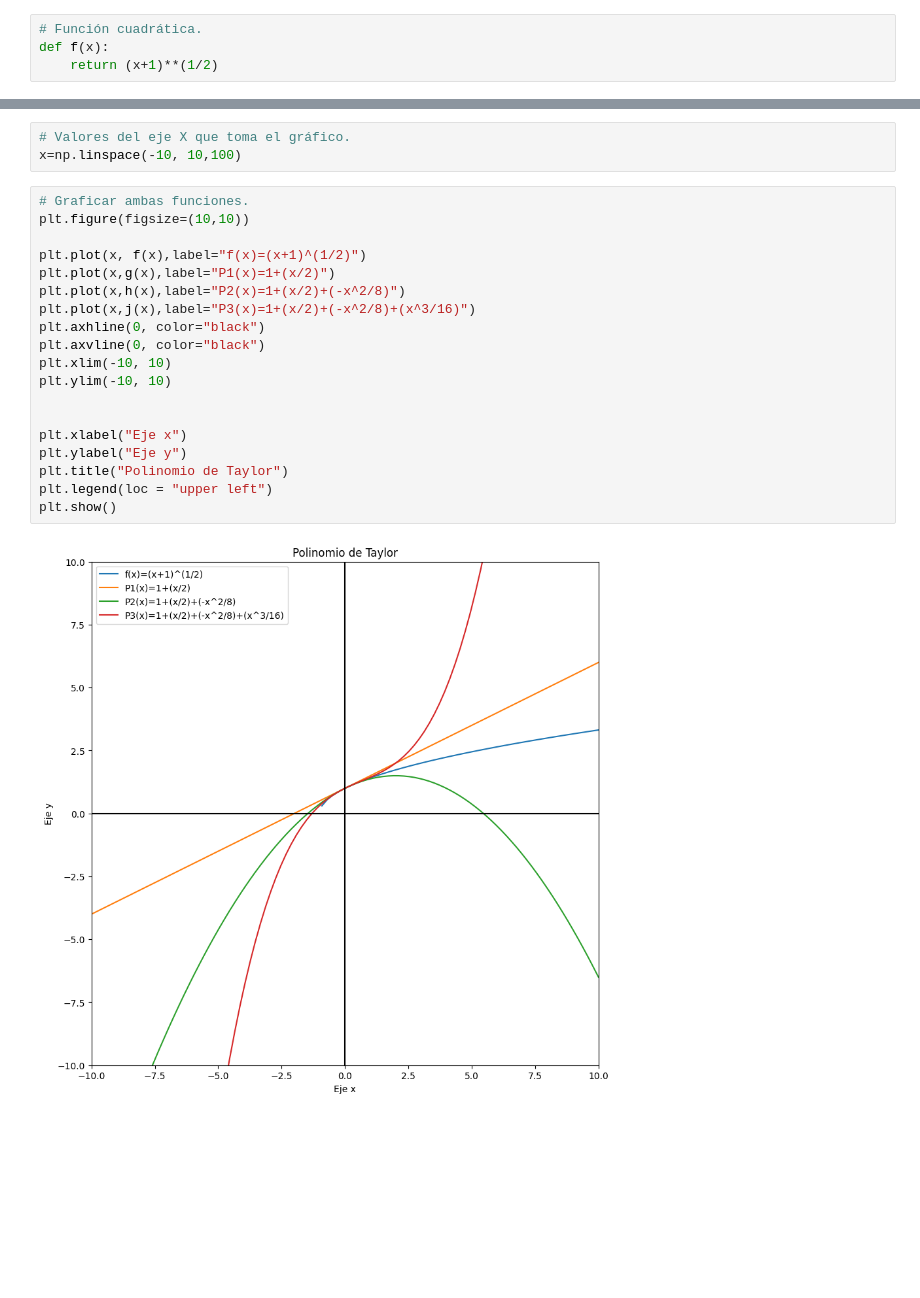
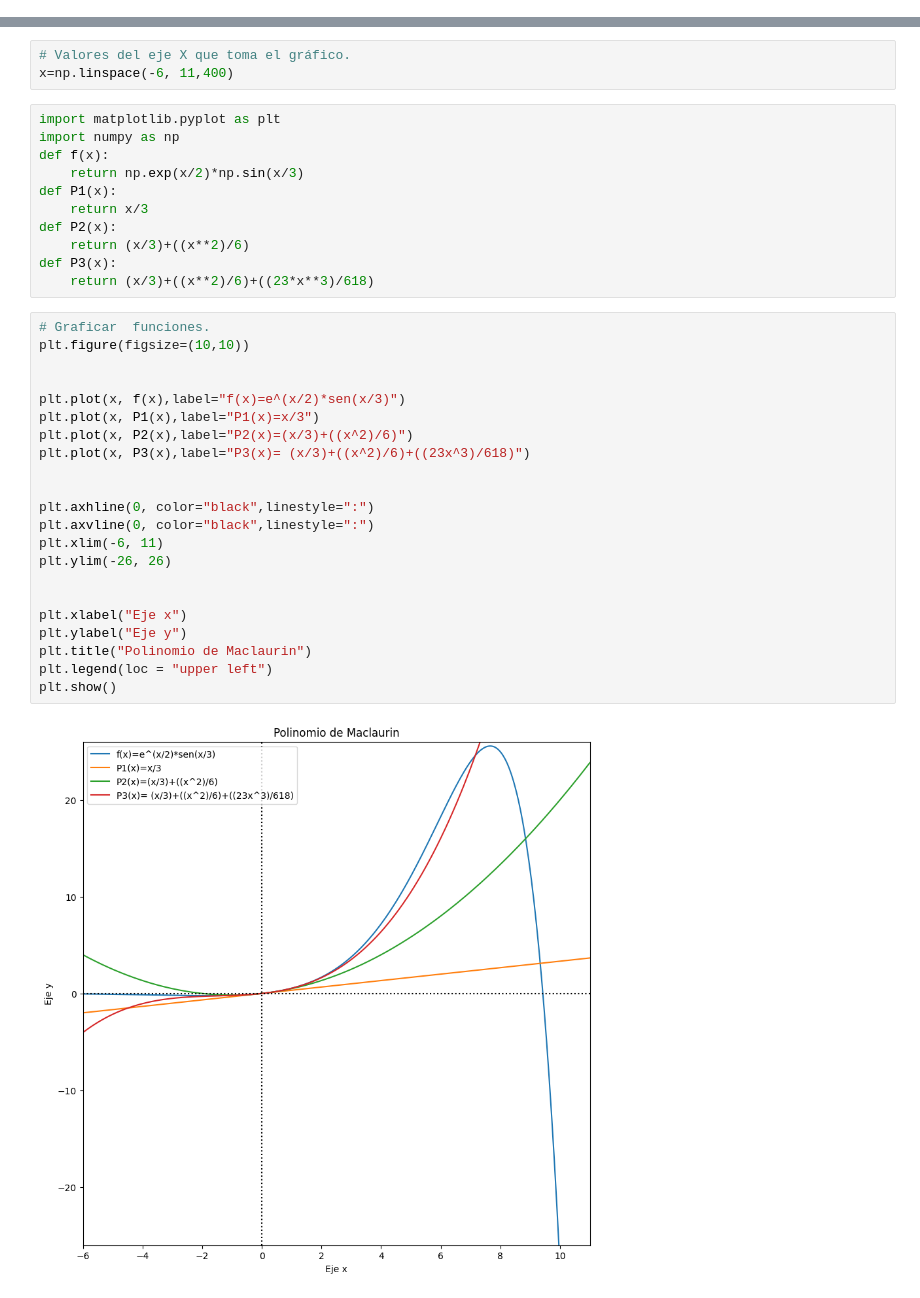
Before and after one commit to Sandoval-Martinez-Jacquelin/Metodos-1, a Jupyter notebook: Introduccion/Polinomios_Taylor2.ipynb, the cells around one changed output, grey strips where cells are left out. Cells and saved outputs as stored; diff of their text form; blank space fills up the shorter version.

```diff
--- a/Introduccion/Polinomios_Taylor2.ipynb
+++ b/Introduccion/Polinomios_Taylor2.ipynb
@@ -5,4 +0,0 @@ import
-# %%
-# Función cuadrática.
-def f(x):
-    return (x+1)**(1/2)
@@ -18,24 +30,38 @@ def j(x):
 # %%
 # Valores del eje X que toma el gráfico.
-x=np.linspace(-10, 10,100)
+x=np.linspace(-6, 11,400)
+# %%
+import matplotlib.pyplot as plt
+import numpy as np
+def f(x):
+    return np.exp(x/2)*np.sin(x/3)
+def P1(x):
+    return x/3
+def P2(x):
+    return (x/3)+((x**2)/6)
+def P3(x):
+    return (x/3)+((x**2)/6)+((23*x**3)/618)
 # %%
-# Graficar ambas funciones.
+# Graficar  funciones.
 plt.figure(figsize=(10,10))
 
-plt.plot(x, f(x),label="f(x)=(x+1)^(1/2)")
-plt.plot(x,g(x),label="P1(x)=1+(x/2)")
-plt.plot(x,h(x),label="P2(x)=1+(x/2)+(-x^2/8)")
-plt.plot(x,j(x),label="P3(x)=1+(x/2)+(-x^2/8)+(x^3/16)")
-plt.axhline(0, color="black")
-plt.axvline(0, color="black")
-plt.xlim(-10, 10)
-plt.ylim(-10, 10)
+
+plt.plot(x, f(x),label="f(x)=e^(x/2)*sen(x/3)")
+plt.plot(x, P1(x),label="P1(x)=x/3")
+plt.plot(x, P2(x),label="P2(x)=(x/3)+((x^2)/6)")
+plt.plot(x, P3(x),label="P3(x)= (x/3)+((x^2)/6)+((23x^3)/618)")
+
+
+plt.axhline(0, color="black",linestyle=":")
+plt.axvline(0, color="black",linestyle=":")
+plt.xlim(-6, 11)
+plt.ylim(-26, 26)
 
 
 plt.xlabel("Eje x")
 plt.ylabel("Eje y")
-plt.title("Polinomio de Taylor")
+plt.title("Polinomio de Maclaurin")
 plt.legend(loc = "upper left")
 plt.show()
 # %% [output]
-[figure, old version]
+[figure, new version]
```
Also changed, not shown: parts of 8 cells of this notebook.
